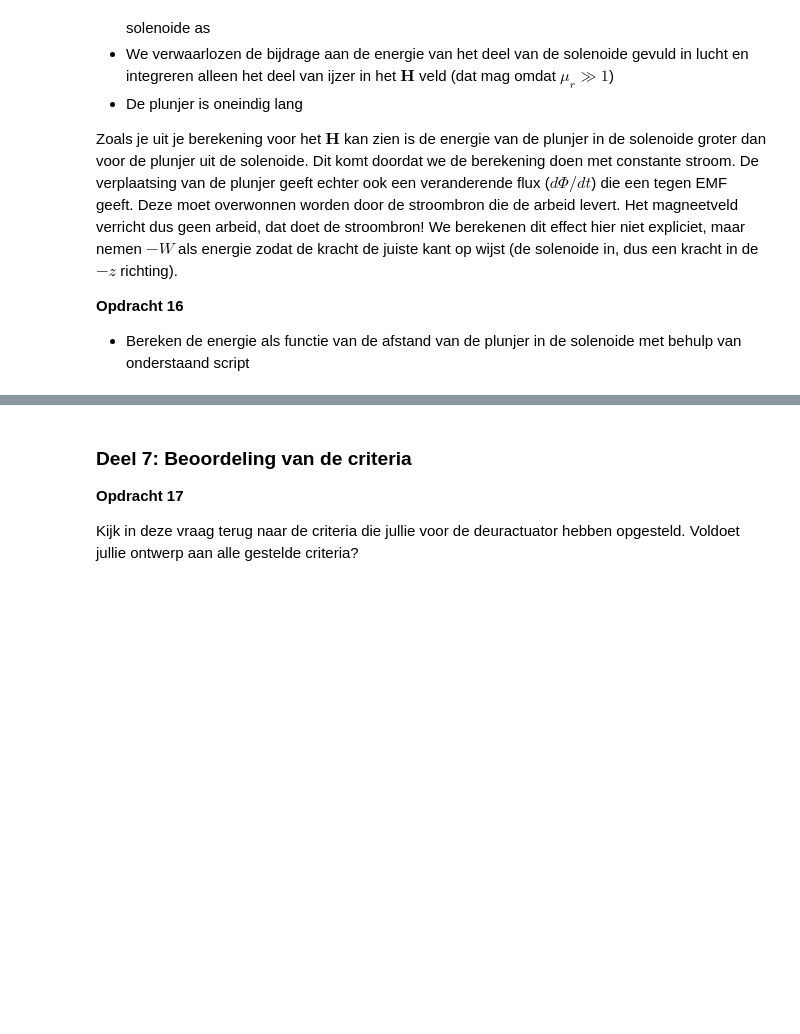
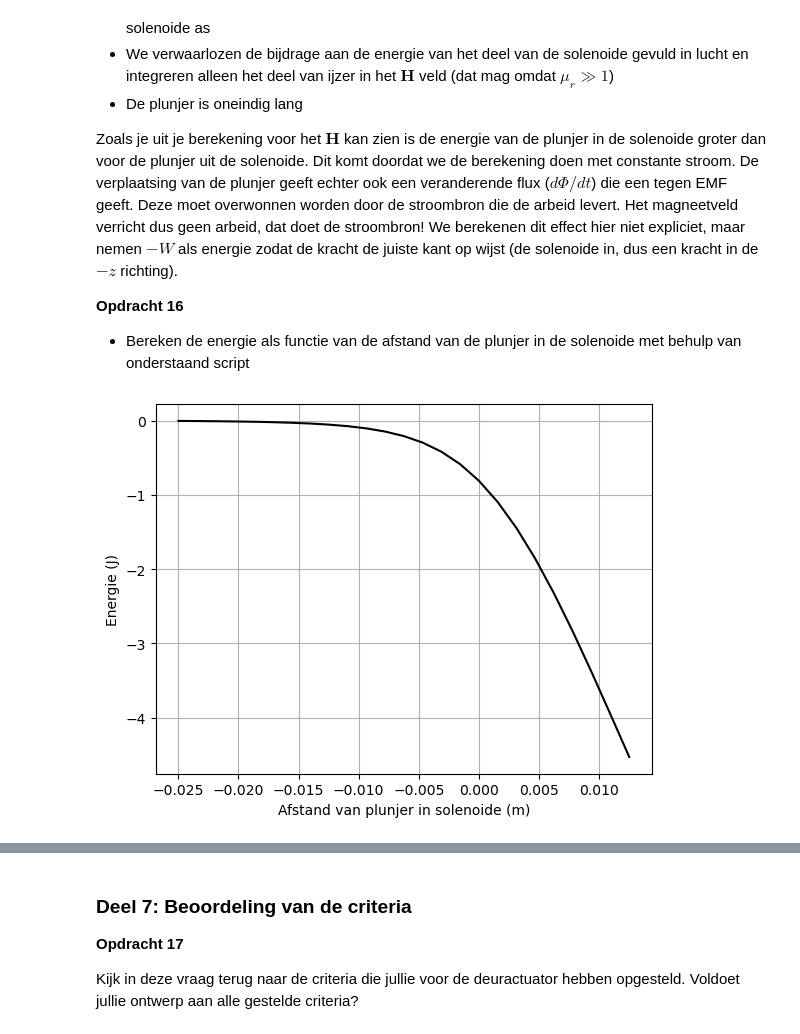
Before and after one commit to emmajuledrent/opdrachten-DEF-D, a Jupyter notebook: DigitaleOntwerpopdrachten/2KrachtactuatorOpdracht/KrachtactuatorOpdracht.ipynb, the cells around one changed output, grey strips where cells are left out. Saved outputs shown, nothing was run; the diff lists cells and outputs as text; code cells hidden in the pictures; blank space fills up the shorter version.

```diff
--- a/DigitaleOntwerpopdrachten/2KrachtactuatorOpdracht/KrachtactuatorOpdracht.ipynb
+++ b/DigitaleOntwerpopdrachten/2KrachtactuatorOpdracht/KrachtactuatorOpdracht.ipynb
@@ -669,9 +679,15 @@ Zoals je uit je berekening voor het $\mathbf{H}$ kan zien is de energie van de p
 
 * Bereken de energie als functie van de afstand van de plunjer in de solenoide met behulp van onderstaand script
 # %%
+mu_r = 50000
+mu_0 = 4 * np.pi * 10e-7
+
 # integrate the field up to point z_p
-Wz=-0.5*np.pi*r_s**2*np.cumsum(np.flipud(H_ax)*mu_r*mu_0*np.flipud(H_ax))*(z_ax[1] - z_ax[0])
+Wz=-0.5*np.pi*r_sol**2*np.cumsum(np.flipud(H_ax)*mu_r*mu_0*np.flipud(H_ax))*(z_ax[1] - z_ax[0])
 
-plt.plot(L_s/2 - z_ax, np.flipud(Wz), '-k')
+plt.plot(L_sol/2 - z_ax, np.flipud(Wz), '-k')
 plt.xlabel('Afstand van plunjer in solenoide (m)'), plt.ylabel('Energie (J)'), plt.grid()
+plt.show()
+# %% [output]
+[figure, added]
 # %%
```
Also changed, not shown: parts of 6 cells of this notebook.
